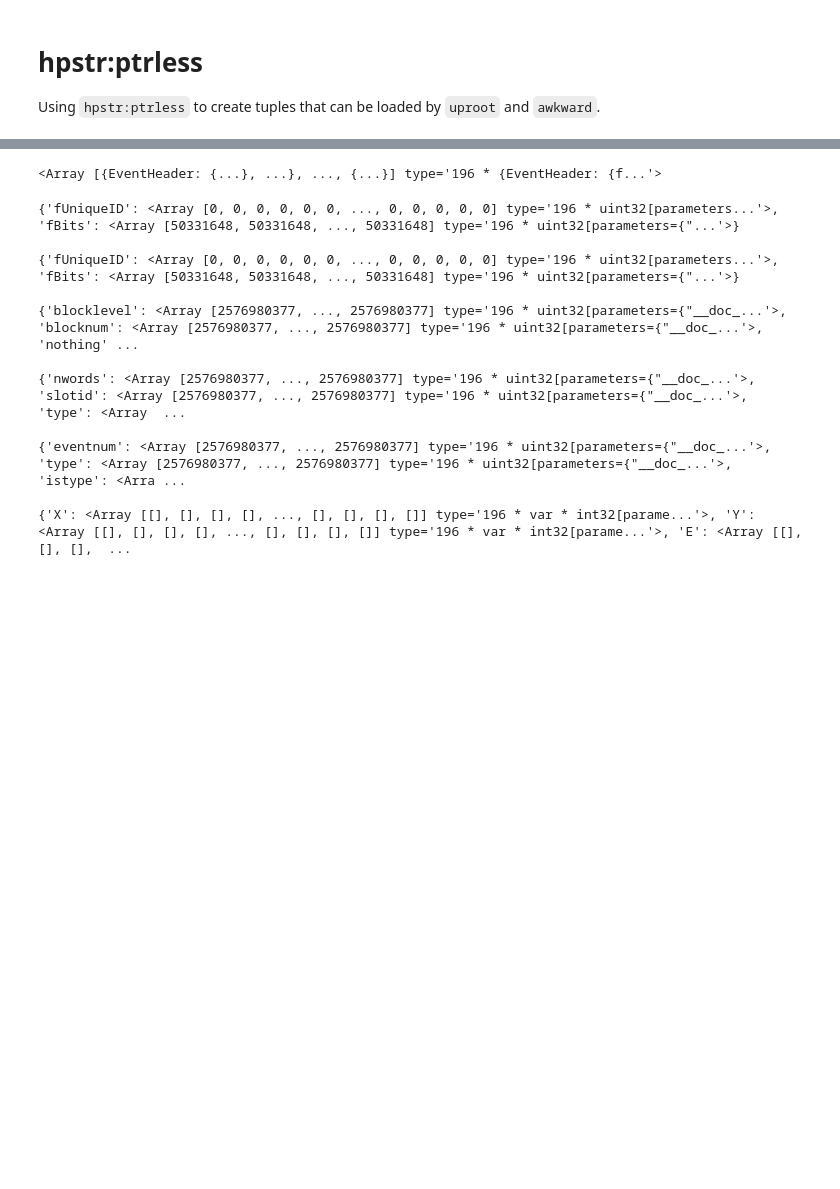
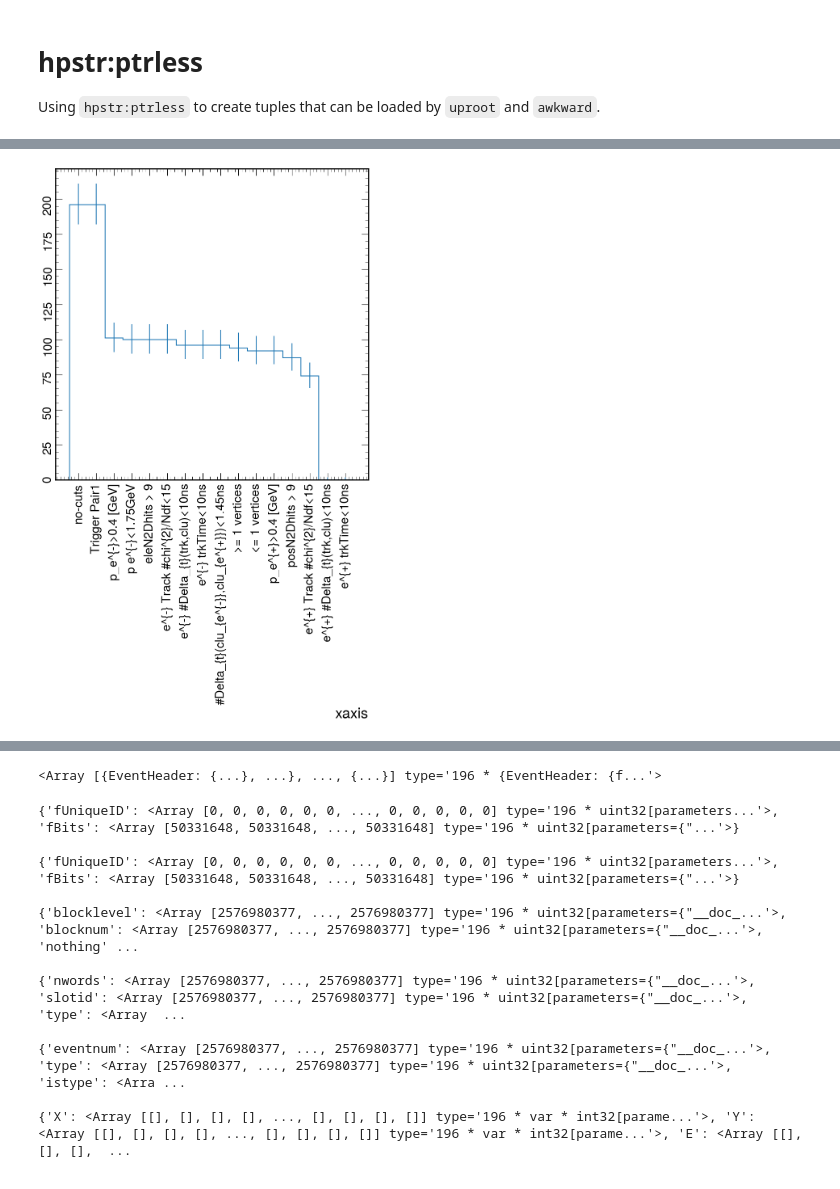
Before and after one commit to tomeichlersmith/hps, a Jupyter notebook: idm/reach/2016/idm-awkward-ana.ipynb, the cells around one changed output, grey strips where cells are left out. Cells and saved outputs as stored; diff of their text form; code cells hidden in the pictures; blank space fills up the shorter version.

```diff
--- a/idm/reach/2016/idm-awkward-ana.ipynb
+++ b/idm/reach/2016/idm-awkward-ana.ipynb
@@ -6,0 +112,4 @@ import awkward as ak
+# %%
+f = uproot.open('test_ana.root')
+# %%
+selection_cutflow = f['idmpre_vtxSelection_cutflow'].to_hist()
@@ -6,0 +120,5 @@ import awkward as ak
+# %%
+selection_cutflow.plot()
+plt.tick_params(labelrotation=90)
+# %% [output]
+[figure, added]
```
Also changed, not shown: parts of 24 cells of this notebook, 2 other files.
